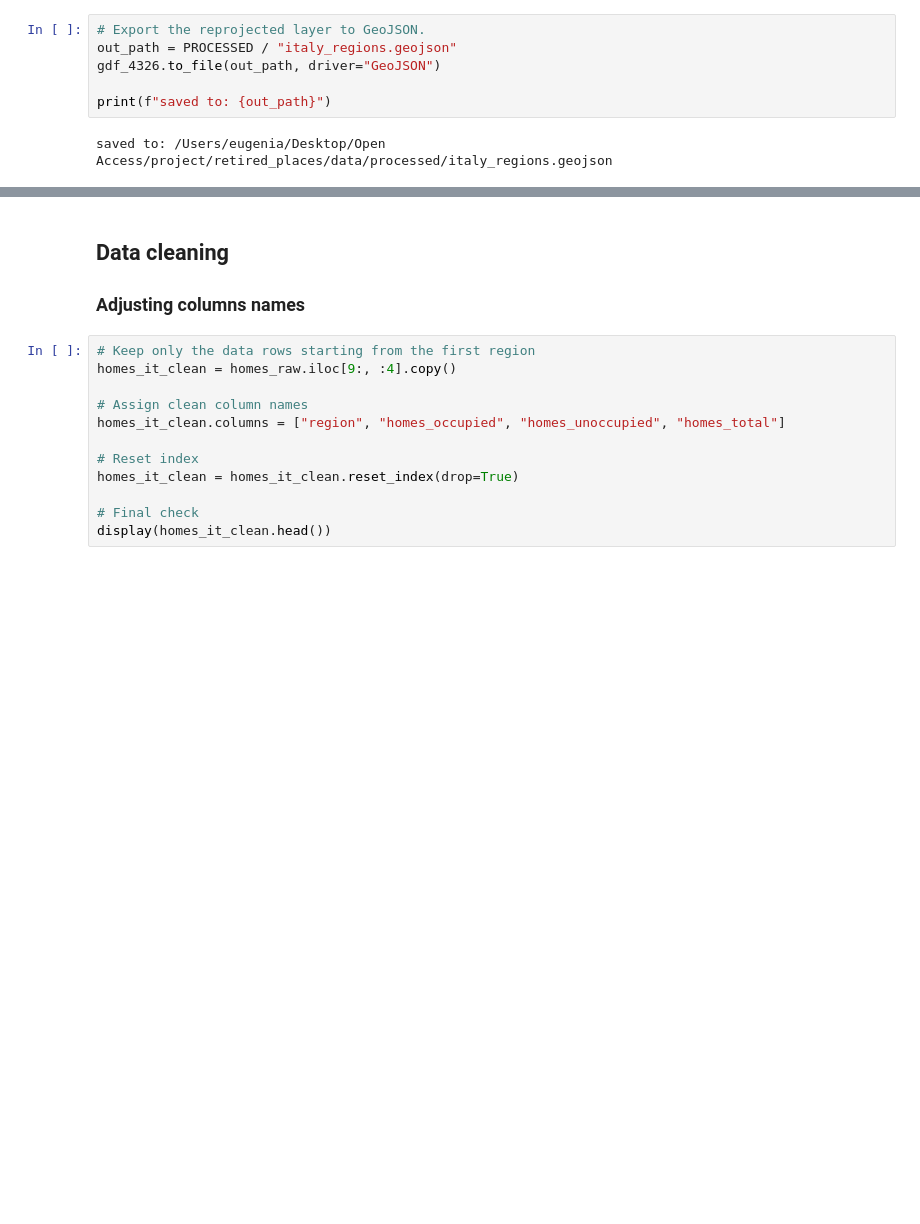
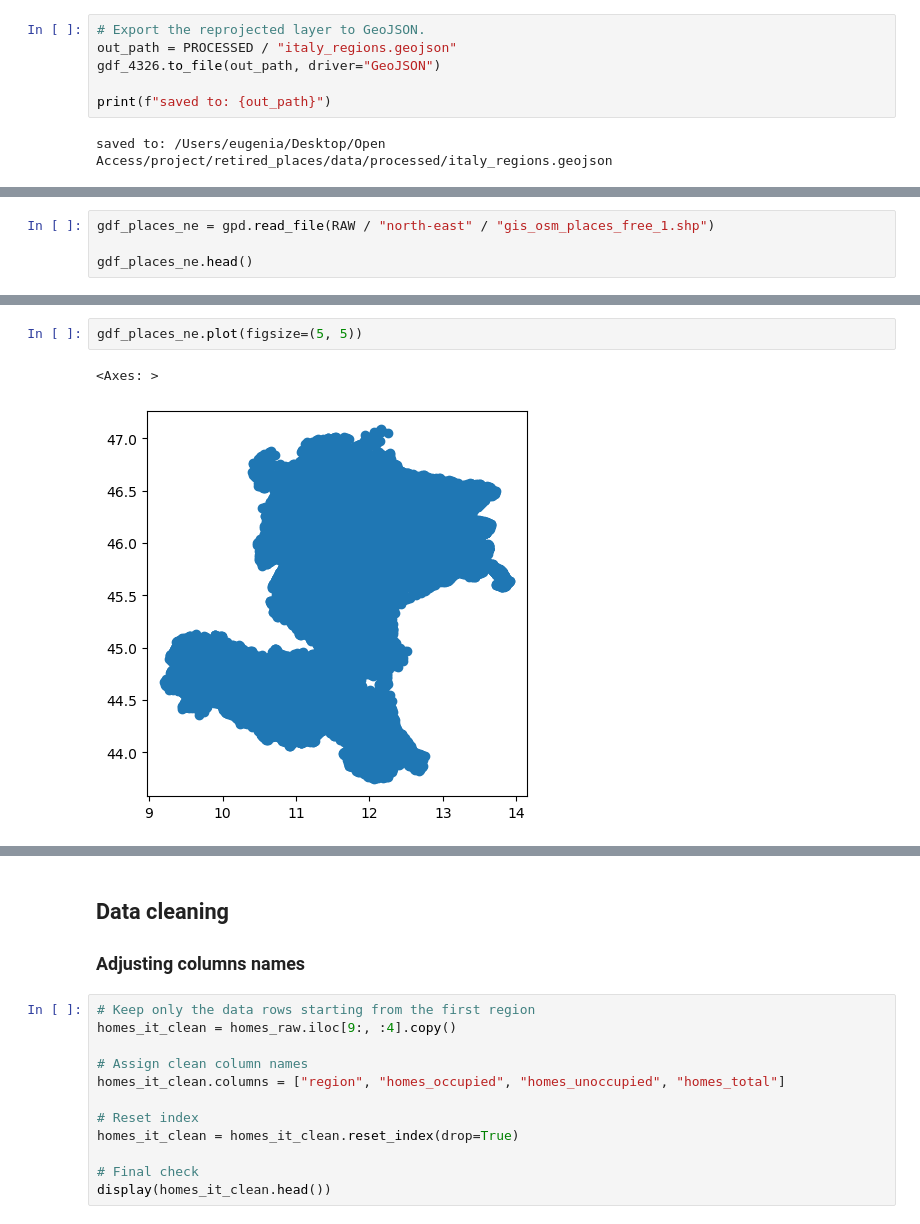
Before and after one commit to eugeniavd/retired_places, a Jupyter notebook: analysis/notebooks/01_italy_cleaning.ipynb, the cells around one changed output, grey strips where cells are left out. Cells and saved outputs as stored; diff of their text form; blank space fills up the shorter version.

```diff
--- a/analysis/notebooks/01_italy_cleaning.ipynb
+++ b/analysis/notebooks/01_italy_cleaning.ipynb
@@ -131,0 +192,4 @@ saved to: /Users/eugenia/Desktop/Open Access/project/retired_places/data/process
+# %%
+gdf_places_ne = gpd.read_file(RAW / "north-east" / "gis_osm_places_free_1.shp")
+
+gdf_places_ne.head()
@@ -131,0 +217,5 @@ saved to: /Users/eugenia/Desktop/Open Access/project/retired_places/data/process
+# %%
+gdf_places_ne.plot(figsize=(5, 5))
+# %% [output]
+<Axes: >
+[figure, added]
```
Also changed, not shown: parts of 24 cells of this notebook, 43 other files.
